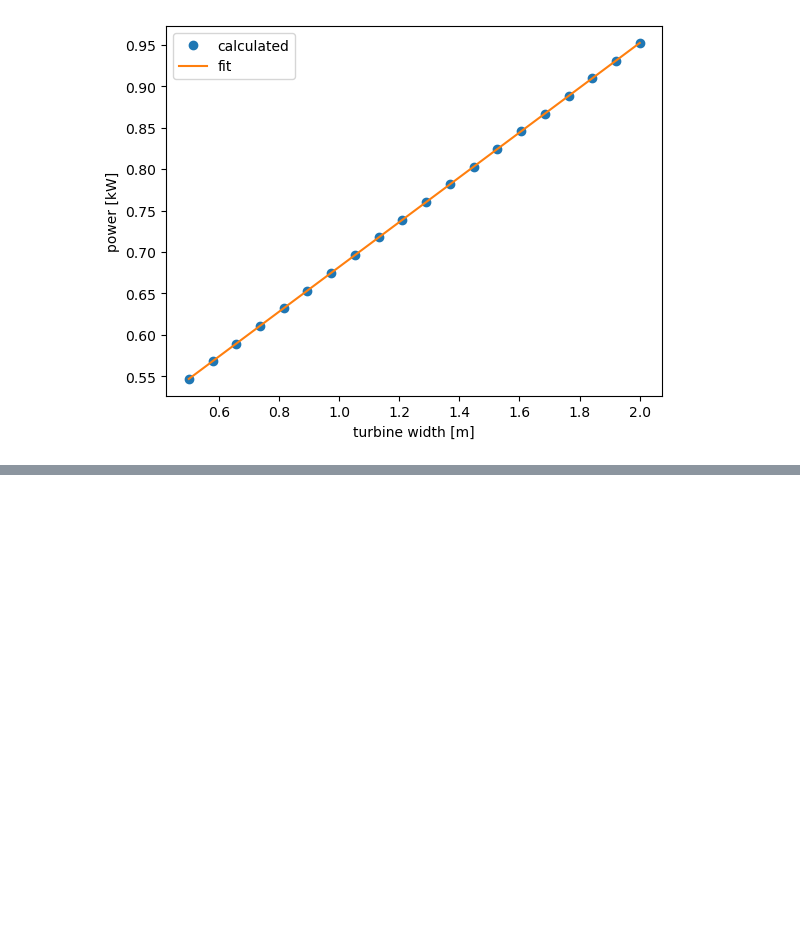
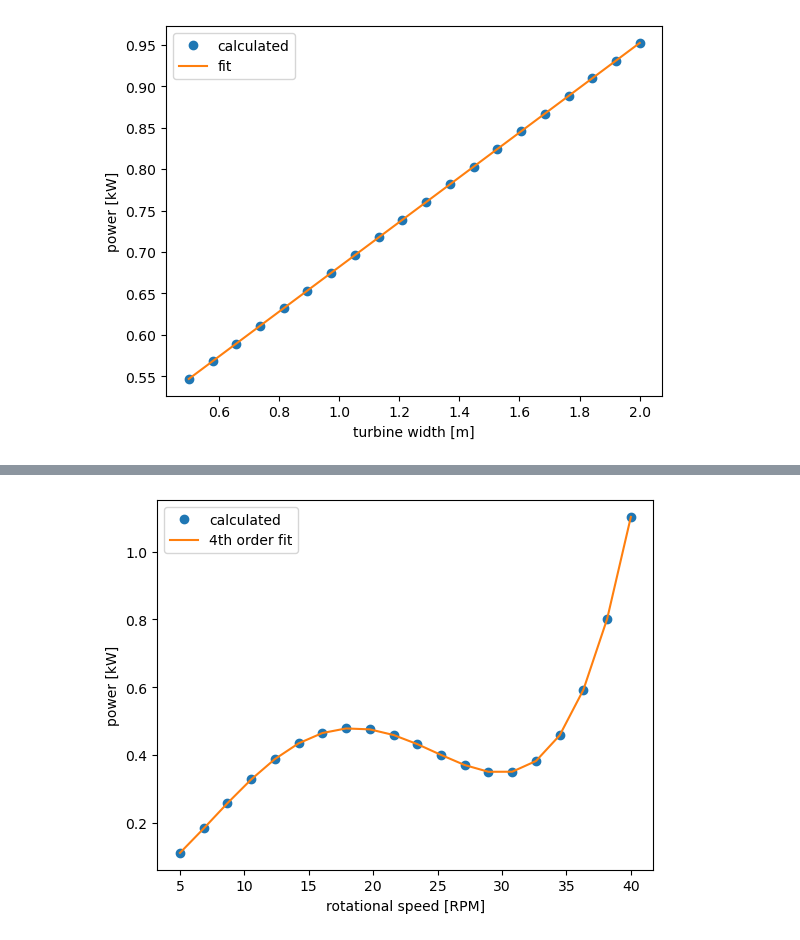
Before and after one commit to pilipb/DP4-code, a Jupyter notebook: graphing.ipynb, the cells around one changed output, grey strips where cells are left out. Saved outputs shown, nothing was run; the diff lists cells and outputs as text; code cells hidden in the pictures; blank space fills up the shorter version.

```diff
--- a/graphing.ipynb
+++ b/graphing.ipynb
@@ -266,0 +324,27 @@ plt.show()
+# %%
+# RPM sensitivity analysis
+
+# create a list of rotational speeds
+speeds = np.linspace(5, 40, 20)
+
+# create a list of power values
+power = []
+
+# loop through the rotational speeds and calculate the power for each
+for speed in speeds:
+    under_turbine.__init__(river, RPM=speed)
+    power.append(under_turbine.analysis()/1000)
+
+# plot the power vs rotational speed
+plt.figure()
+plt.plot(speeds, power, 'o', label='calculated')
+
+# plot the line of best fit
+plt.plot(np.unique(speeds), np.poly1d(np.polyfit(speeds, power, 4))(np.unique(speeds)), label='4th order fit')
+
+plt.xlabel('rotational speed [RPM]')
+plt.ylabel('power [kW]')
+plt.legend()
+plt.show()
+# %% [output]
+[figure, added]
```
Also changed, not shown: parts of 5 cells of this notebook, 1 other file.
